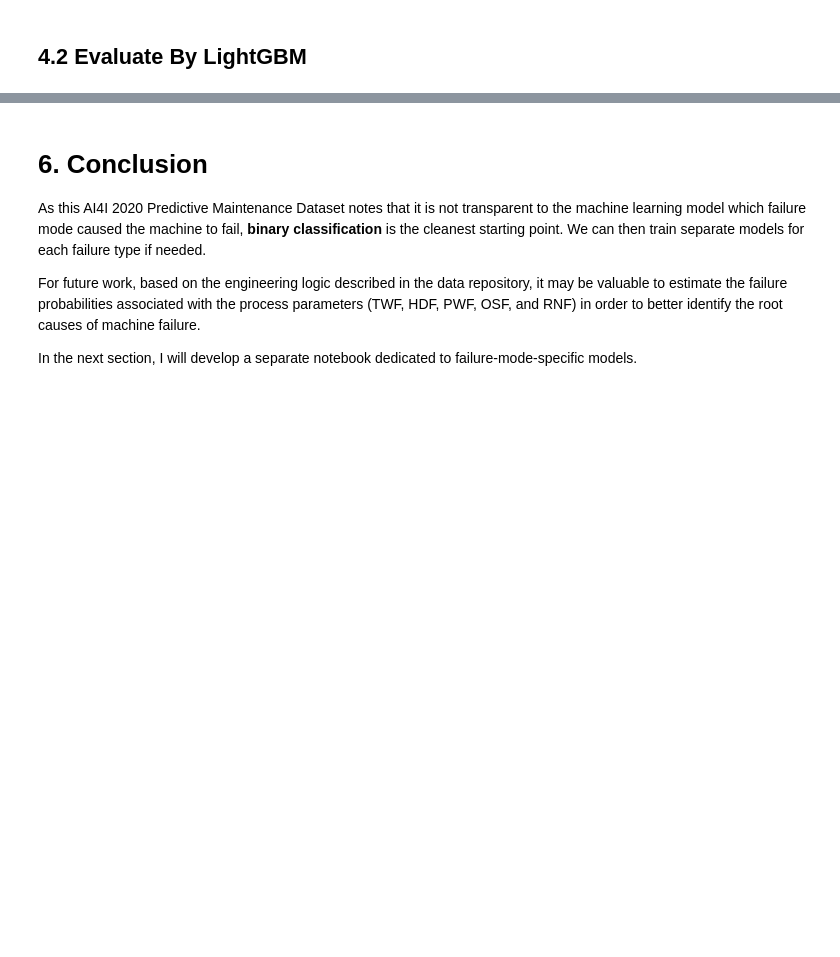
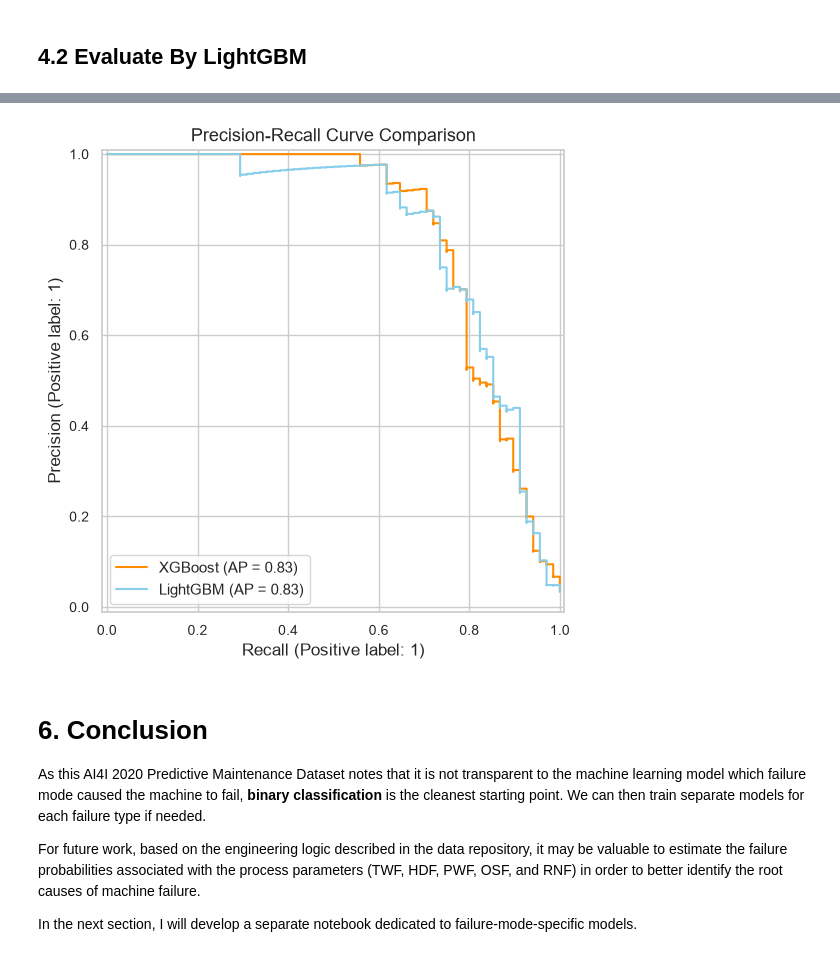
Before and after one commit to OctaviaMay/Machine-Failure-Prediction, a Jupyter notebook: notebooks/04_evaluation_binary.ipynb, the cells around one changed output, grey strips where cells are left out. Drawn from its saved outputs; the diff is of its cells as text; code cells hidden in the pictures; blank space fills up the shorter version.

```diff
--- a/notebooks/04_evaluation_binary.ipynb
+++ b/notebooks/04_evaluation_binary.ipynb
@@ -49,11 +49,14 @@ Total models loaded: 2
                                 monotone_constraints=None, multi_strategy=None,
                                 n_estimators=200, n_jobs=None,
                                 num_parallel_tree=None, ...))])}
+# %%
+mdl_peipeline_xgb = loaded_models['XGBoost_pipeline']
+mdl_peipeline_lgb = loaded_models['LightGBM_pipeline']
 # %% [markdown]
 # 2. Load Test Data
 # %%
-data = load_test_data()
-list(data.keys())
+test_data = load_test_data()
+list(test_data.keys())
 # %% [output]
 test data successfully loaded.
 ['X_test', 'X_train', 'y_test', 'y_train']
@@ -170,9 +216,11 @@ plot_eval_comparison_chart(model_list=models,
 # %%
 # plot precision and recall curve
-plot_pre_recall_curve(pipeline_xgb= loaded_models['XGBoost_pipeline'],
-                      pipeline_lgb= loaded_models['LightGBM_pipeline'],
-                      X_test= data['X_test'],
-                      y_test= data['y_test'])
+plot_pre_recall_curve(pipeline_xgb= mdl_peipeline_xgb,
+                      pipeline_lgb= mdl_peipeline_lgb,
+                      X_test= test_data['X_test'],
+                      y_test= test_data['y_test'])
+# %% [output]
+[figure, added]
 # %% [markdown]
 # 6. Conclusion
 As this AI4I 2020 Predictive Maintenance Dataset notes that it is not transparent to the machine learning model which failure mode caused the machine to fail, **binary classification** is the cleanest starting point. We can then train separate models for each failure type if needed.
```
Also changed, not shown: parts of 11 cells of this notebook, 40 other files.
